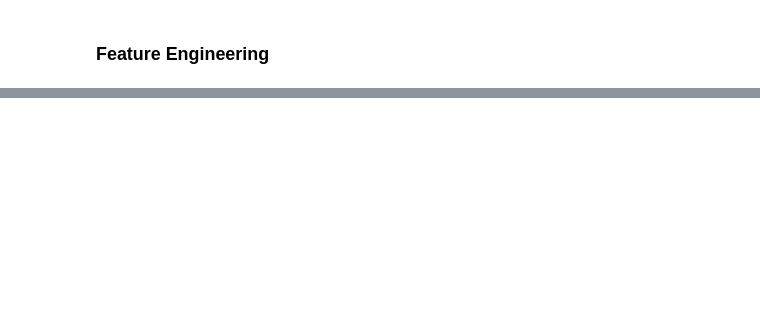
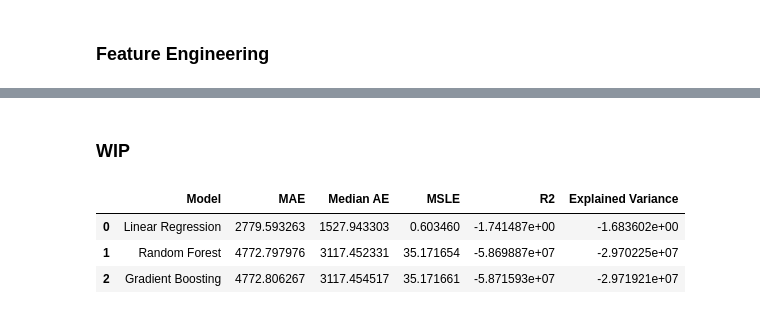
Before and after one commit to LucijaBrcic/Analisis-de-noticias, a Jupyter notebook: src/03_01.ML/regression_model.ipynb, the cells around one changed output, grey strips where cells are left out. Saved outputs shown, nothing was run; the diff lists cells and outputs as text; code cells hidden in the pictures; blank space fills up the shorter version.

```diff
--- a/src/03_01.ML/regression_model.ipynb
+++ b/src/03_01.ML/regression_model.ipynb
@@ -137,7 +219,7 @@ y = df_filtered['clicks']
 X_train, X_test, y_train, y_test = train_test_split(X, y, test_size=0.2, random_state=42)
 # %%
 from sklearn.linear_model import LinearRegression
-from sklearn.metrics import mean_absolute_error, mean_squared_error
+from sklearn.metrics import median_absolute_error, mean_absolute_error, mean_squared_log_error, r2_score, explained_variance_score
 
 # Entrenar modelo
 model = LinearRegression()
@@ -152,8 +234,15 @@ y_test = np.expm1(y_test)
 
 # Evaluación del modelo
 mae = mean_absolute_error(y_test, y_pred)
-mse = mean_squared_error(y_test, y_pred)
+medae = median_absolute_error(y_test, y_pred)
+msle = mean_squared_log_error(y_test, y_pred)
+r2 = r2_score(y_test, y_pred)
+var = explained_variance_score(y_test, y_pred)
 
+# Imprimir las métricas
+print(f'Median AE: {medae:.2f}')
 print(f'MAE: {mae:.2f}')
-print(f'MSE: {mse:.2f}')
+print(f'MSLE: {msle:.4f}')
+print(f'R2: {r2:.2f}')
+print(f'Explained Variance: {var:.2f}')
 # %% [output]
@@ -268,15 +458,18 @@ Random Forest MSE: 49262706.86
 # %%
 # Entrenar y evaluar el modelo GradientBoostingRegressor
-from sklearn.ensemble import GradientBoostingRegressor
-
-gb_model = GradientBoostingRegressor(n_estimators=100, learning_rate=0.1, random_state=42)
+gb_model = GradientBoostingRegressor(n_estimators=100, learning_rate=0.1, max_depth=20, random_state=42)
 gb_model.fit(X_train, y_train)
 
-# Predicción y evaluación
 y_pred_gb = np.expm1(gb_model.predict(X_test))  # Deshacer transformación logarítmica
 mae_gb = mean_absolute_error(y_test, y_pred_gb)
-mse_gb = mean_squared_error(y_test, y_pred_gb)
+medae_gb = median_absolute_error(y_test, y_pred_gb)
+msle_gb = mean_squared_log_error(y_test, y_pred_gb)
+r2_gb = r2_score(y_test, y_pred_gb)
+var_gb = explained_variance_score(y_test, y_pred_gb)
 
+print(f'Gradient Boosting Median AE: {medae_gb:.2f}')
 print(f'Gradient Boosting MAE: {mae_gb:.2f}')
-print(f'Gradient Boosting MSE: {mse_gb:.2f}')
+print(f'Gradient Boosting MSLE: {msle_gb:.4f}')
+print(f'Gradient Boosting R2: {r2_gb:.2f}')
+print(f'Gradient Boosting Explained Variance: {var_gb:.2f}')
 # %% [output]
@@ -340,0 +567,21 @@ número de clicks.
+# %% [markdown]
+### WIP
+# %%
+# Crear un diccionario con los resultados de los modelos
+results = {
+    'Model': ['Linear Regression', 'Random Forest', 'Gradient Boosting'],
+    'MAE': [mae, mae_rf, mae_gb],
+    'Median AE': [medae, medae_rf, medae_gb],
+    'MSLE': [msle, msle_rf, msle_gb],
+    'R2': [r2, r2_rf, r2_gb],
+    'Explained Variance': [var, var_rf, var_gb]
+}
+
+results_df = pd.DataFrame(results)
+# %%
+results_df
+# %% [output]
+|  | Model | MAE | Median AE | MSLE | R2 | Explained Variance |
+| 0 | Linear Regression | 2779.593263 | 1527.943303 | 0.603460 | -1.741487e+00 | -1.683602e+00 |
+| 1 | Random Forest | 4772.797976 | 3117.452331 | 35.171654 | -5.869887e+07 | -2.970225e+07 |
+| 2 | Gradient Boosting | 4772.806267 | 3117.454517 | 35.171661 | -5.871593e+07 | -2.971921e+07 |
```
Also changed, not shown: parts of 18 cells of this notebook, 4 other files.
